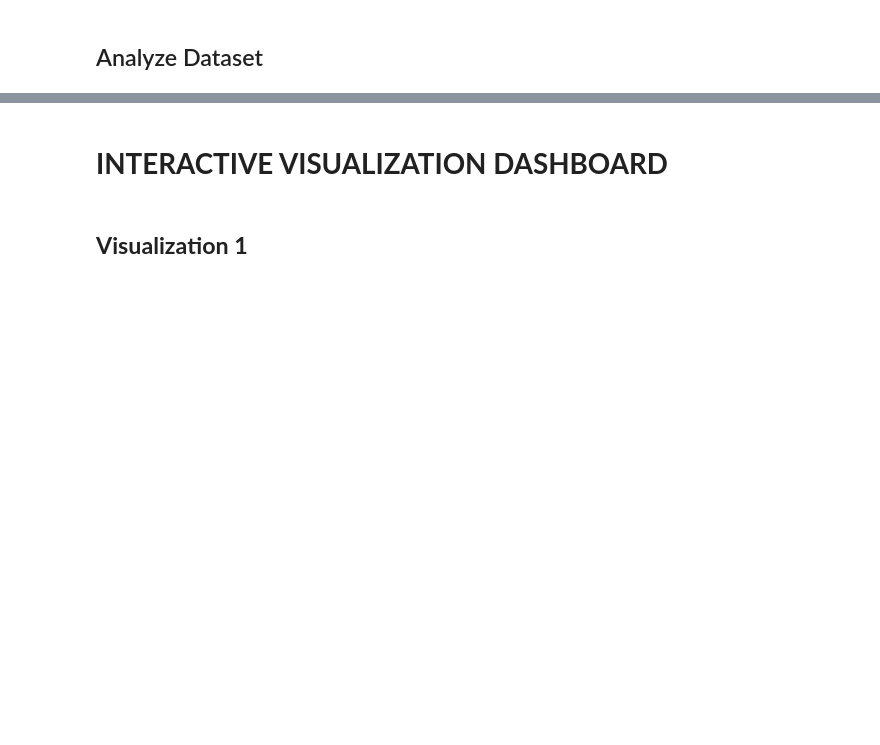
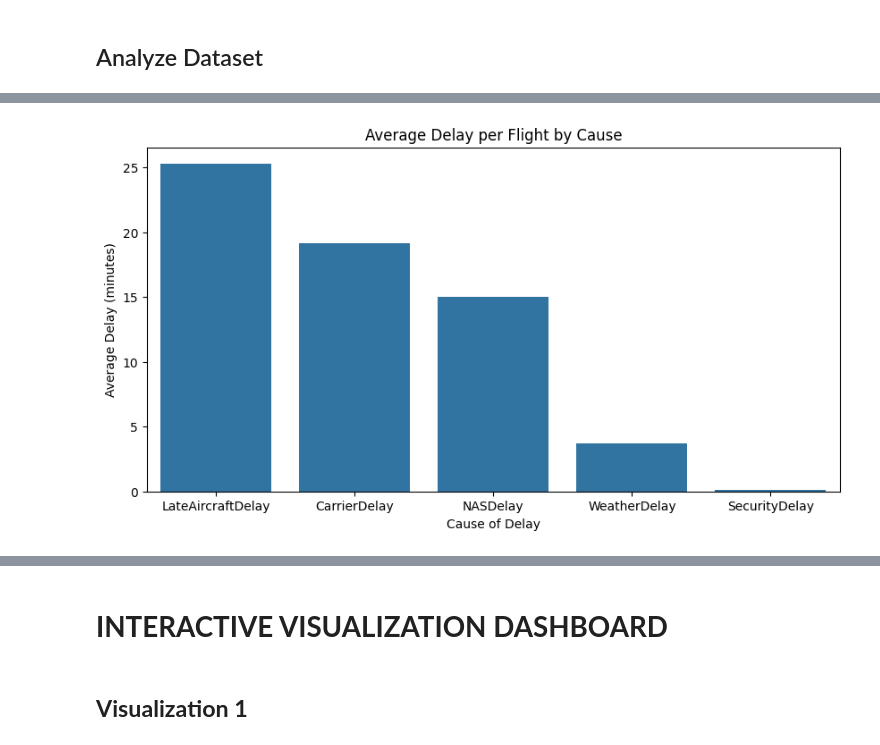
Before and after one commit to glgunderson/INFOB2DA-PA4, a Jupyter notebook: pa4.ipynb, the cells around one changed output, grey strips where cells are left out. Saved outputs shown, nothing was run; the diff lists cells and outputs as text; code cells hidden in the pictures; blank space fills up the shorter version.

```diff
--- a/pa4.ipynb
+++ b/pa4.ipynb
@@ -122,0 +276,11 @@ memory usage: 441.4+ MB
+# %%
+avg_delays = df[delayed].mean().sort_values(ascending=False)
+
+plt.figure(figsize=(10,5))
+sns.barplot(x=avg_delays.index, y=avg_delays.values)
+plt.title("Average Delay per Flight by Cause")
+plt.xlabel("Cause of Delay")
+plt.ylabel("Average Delay (minutes)")
+plt.show()
+# %% [output]
+[figure, added]
```
Also changed, not shown: parts of 19 cells of this notebook.
